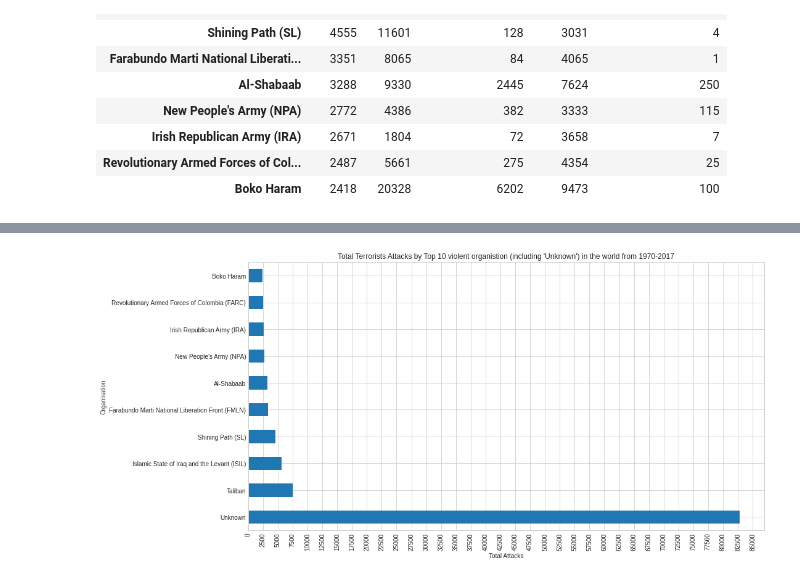
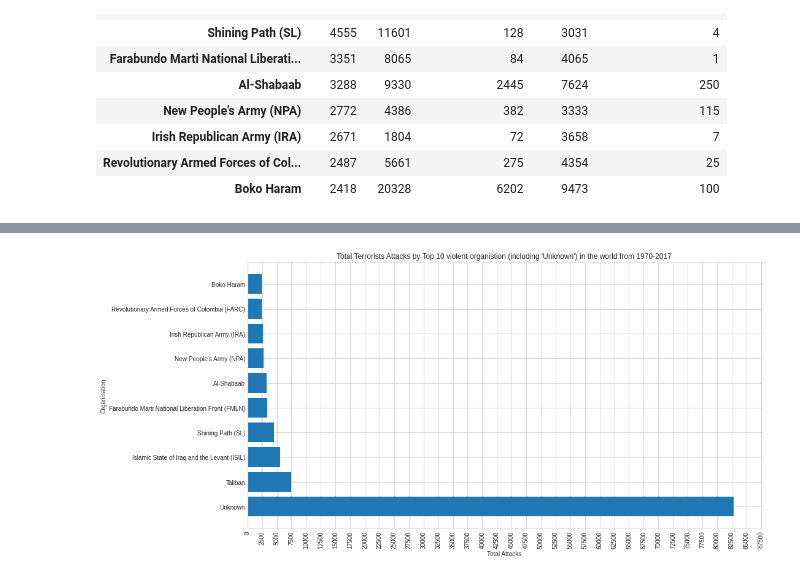
Before and after one commit to chvikas/global-terrorism-analysis, a Jupyter notebook: Global_Terrorism_Analysis_Capstone_Project.ipynb, the cells around one changed output, grey strips where cells are left out. Cells and saved outputs as stored; diff of their text form; code cells hidden in the pictures.

```diff
--- a/Global_Terrorism_Analysis_Capstone_Project.ipynb
+++ b/Global_Terrorism_Analysis_Capstone_Project.ipynb
@@ -511,0 +497,4 @@ Name: Group_Name, dtype: int64
+# %%
+# Giving the index a column "Group_Name" and creating a proper dataframe for organisations and information associated for attacks and consequences of these organisations
+org_df = org_world_stat_df.reset_index()
+org_df.columns
@@ -511,0 +505,2 @@ Name: Group_Name, dtype: int64
+# %%
+org_df.rename(columns = {"index":"Group_Name"}, inplace=True)
@@ -512,12 +523,16 @@ Name: Group_Name, dtype: int64
+# %%
+# Getting the required variables for plotting the graph to show organisation that carried out the highest number of attakcs.
+orgName_attack = org_df['Group_Name'].head(10)
+orgAttacks = org_df['Attacks'].head(10)
 # %%
-# Horizontal Bar Graph to show total "Attacks" by top-10 (including 'Unknown') organisation
-plt.figure(figsize=(15,8))
+#Plotting a horizontal bar graph to show to 10 organisation with highest number of attacks carried out by them (including "unknown")
+fig, ax = plt.subplots(figsize=(15,8))
+ax.barh(orgName_attack,attacks)
 plt.title("Total Terrorists Attacks by Top 10 violent organistion (including 'Unknown') in the world from 1970-2017")
 plt.ylabel('Organisation')
 plt.xlabel('Total Attacks')
 plt.xticks(np.arange(0,90000,2500))
 plt.xticks(rotation=90)
-top10_orgInWorld.plot(kind='barh')
 plt.show()
 # %% [output]
-[figure, old version]
+[figure, new version]
```
Also changed, not shown: parts of 9 cells of this notebook.
